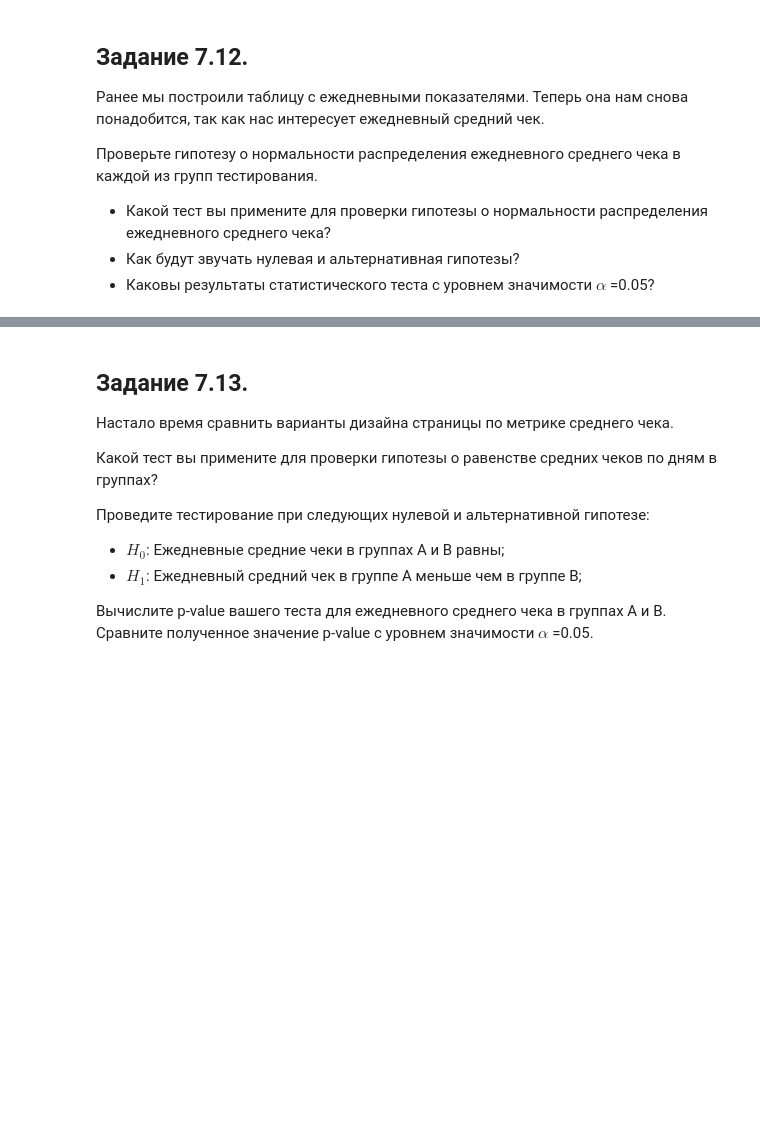
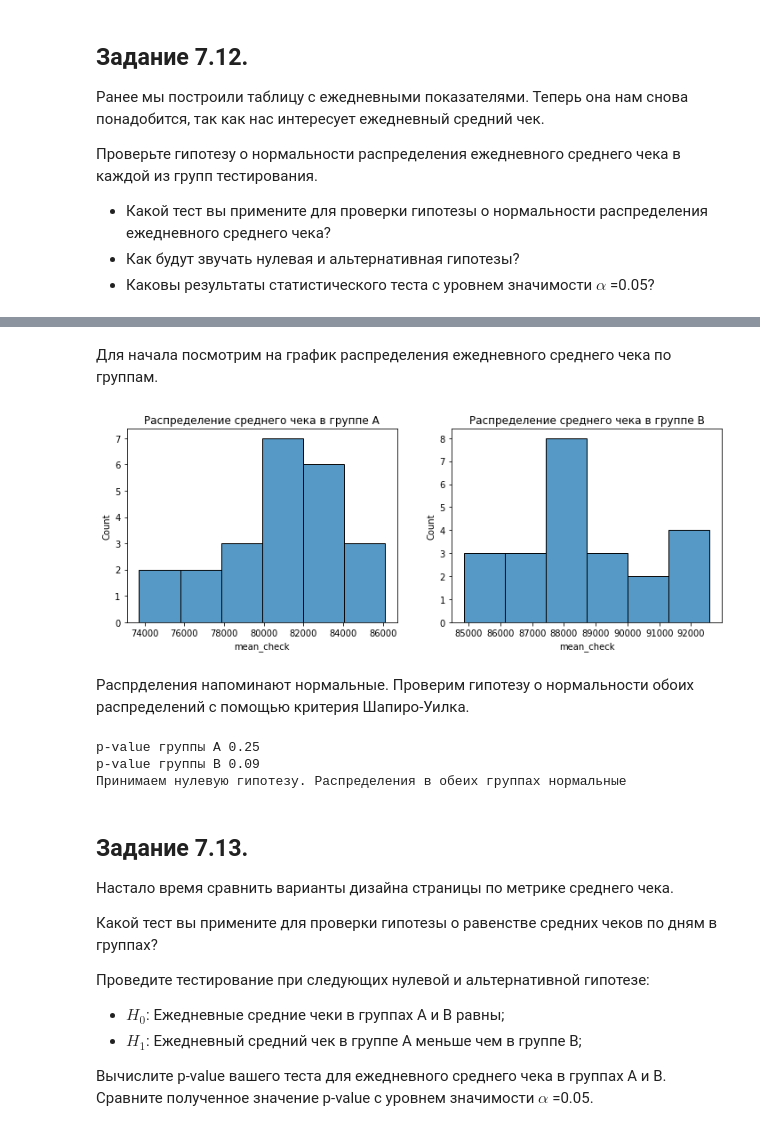
Before and after one commit to Vezdexod/sf_data_science, a Jupyter notebook: Data_Science_memory/EDA5/EDA5.7itog.ipynb, the cells around one changed output, grey strips where cells are left out. Cells and saved outputs as stored; diff of their text form; code cells hidden in the pictures; blank space fills up the shorter version.

```diff
--- a/Data_Science_memory/EDA5/EDA5.7itog.ipynb
+++ b/Data_Science_memory/EDA5/EDA5.7itog.ipynb
@@ -441,5 +542,43 @@ ax.grid(True);
+# %% [markdown]
+Для начала посмотрим на график распределения ежедневного среднего чека по группам.
+# %%
+#создаём 2 графика размером 12x4
+fig, axes = plt.subplots(1, 2, figsize=(12, 4))
+#строим гистограмму для времени на сайте в каждой группе
+sns.histplot(x='mean_check', data=days_A_B.xs('A', level='group'), ax=axes[0])
+sns.histplot(x='mean_check', data=days_A_B.xs('B', level='group'), ax=axes[1])
+#задаём названия графикам
+axes[0].set_title('Распределение среднего чека в группе А');
+axes[1].set_title('Распределение среднего чека в группе B');
+# %% [output]
+[figure, added]
+# %% [markdown]
+Распрделения напоминают нормальные. Проверим гипотезу о нормальности обоих распределений с помощью критерия Шапиро-Уилка.
 # %%
-# ваш код здесь
+from scipy.stats import shapiro
+# нулевая и альтернативная гипотезы
+H0 = 'Распределения в обеих группах нормальные'
+H1 = 'Распределение в одной или обеих группах отлично от нормального'
+alpha = 0.05 # уровень значимости
+# вычисляем результат теста Шапиро-Уилка для выборок
+shapiro_result_a = shapiro(days_A_B.xs('A', level='group')['mean_check'])
+shapiro_result_b = shapiro(days_A_B.xs('B', level='group')['mean_check'])
+print('p-value группы А', round(shapiro_result_a.pvalue, 2))
+print('p-value группы B', round(shapiro_result_b.pvalue, 2))
+# сравниваем полученное p-value с уровнем значимости
+if shapiro_result_a.pvalue < alpha or shapiro_result_b.pvalue < alpha:
+    print("Отвергаем нулевую гипотезу. {}".format(H0))
+    print("Альтернативная гипотеза. H1: {}".format(H1))
+else:
+    print("Принимаем нулевую гипотезу. {}".format(H0))
+
+# p-value группы А 0.43
+# p-value группы B 0.12
+# Принимаем нулевую гипотезу. Распределения в обеих группах нормальные
+# %% [output]
+p-value группы А 0.25
+p-value группы B 0.09
+Принимаем нулевую гипотезу. Распределения в обеих группах нормальные
 # %% [markdown]
 ## **Задание 7.13.**
 Настало время сравнить варианты дизайна страницы по метрике среднего чека.
```
Also changed, not shown: parts of 18 cells of this notebook, 1 other file.
